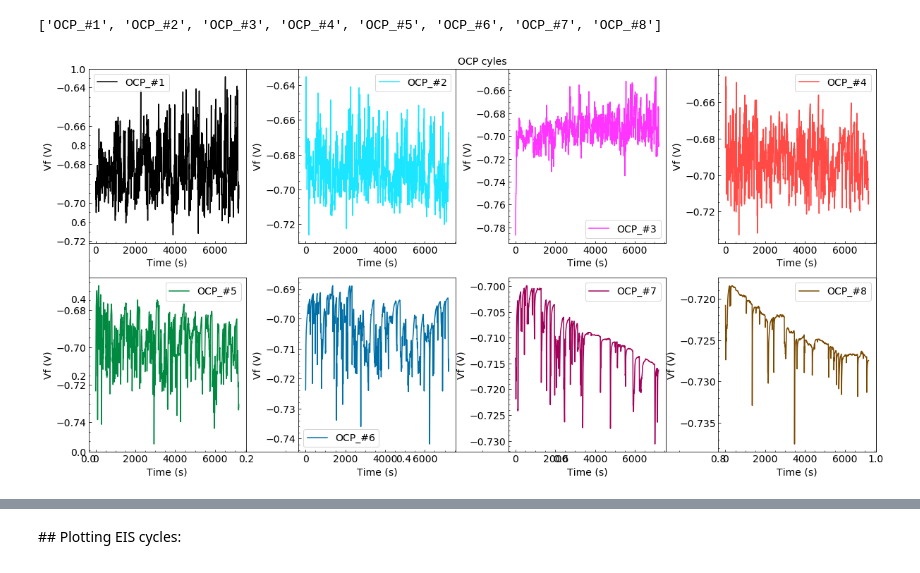
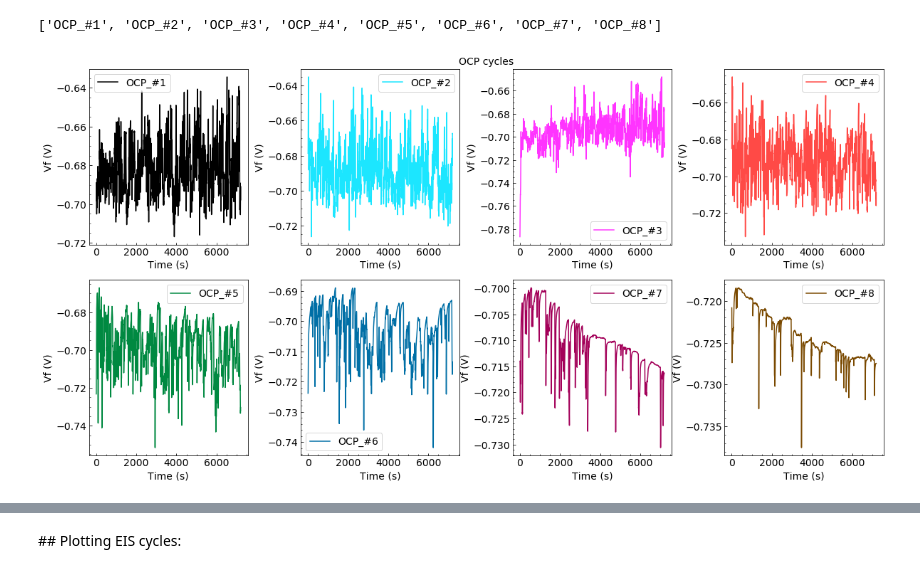
Before and after one commit to CoDaSiTo/IJL_Corrosion, a Jupyter notebook: NaCl_corrosion.ipynb, the cells around one changed output, grey strips where cells are left out. Cells and saved outputs as stored; diff of their text form; code cells hidden in the pictures.

Commit message:
Plotting concatenated OCP files and plotting procedure scripted as functions. EIS still needs individual plots and finally, POTDYN needs to be finished still

```diff
--- a/NaCl_corrosion.ipynb
+++ b/NaCl_corrosion.ipynb
@@ -180,0 +304,5 @@ OCP_cycle_filepaths, EIS_cycle_filepaths, OCP_filepath, POTDYN_filepath=sort_fil
+# %%
+newpath = directory + '/' + 'Graphs'
+if not os.path.exists(newpath):
+    os.makedirs(newpath)
+    print('Graphs foler created')
@@ -194,67 +324,7 @@ for each in OCP_cycle_filepaths:
 print(OCP_cycle_label)
 # %% [output]
 ['OCP_#1', 'OCP_#2', 'OCP_#3', 'OCP_#4', 'OCP_#5', 'OCP_#6', 'OCP_#7', 'OCP_#8']
-# %%
-cfig=plt.figure(figsize=(20,10))
-gd=gridspec.GridSpec(4,8)
-gd.update(wspace=1, hspace=0.5)
-plt.title('OCP cyles')
-panel1=cfig.add_subplot(gd[0:2, 0:2])
-plt.plot(OCP_cycle_array[:,1, 0], OCP_cycle_array[:,2, 0],
-         label=OCP_cycle_label[0], color=colors[0])
-plt.xlabel('Time (s)')
-plt.ylabel('Vf (V)')
-plt.legend()
-
-panel2=cfig.add_subplot(gd[0:2, 2:4])
-plt.plot(OCP_cycle_array[:,1, 1], OCP_cycle_array[:,2, 1],
-         color=colors[1], label=OCP_cycle_label[1])
-plt.legend()
-plt.xlabel('Time (s)')
-plt.ylabel('Vf (V)')
-
-panel3=cfig.add_subplot(gd[0:2, 4:6])
-plt.plot(OCP_cycle_array[:,1, 2], OCP_cycle_array[:,2, 2],
-         color=colors[2], label=OCP_cycle_label[2])
-plt.legend()
-plt.xlabel('Time (s)')
-plt.ylabel('Vf (V)')
-
-panel4=cfig.add_subplot(gd[0:2, 6:8])
-plt.plot(OCP_cycle_array[:,1, 3], OCP_cycle_array[:,2, 3],
-         color=colors[3], label=OCP_cycle_label[3])
-plt.legend()
-plt.xlabel('Time (s)')
-plt.ylabel('Vf (V)')
-
-panel5=cfig.add_subplot(gd[2:4, 0:2])
-plt.plot(OCP_cycle_array[:,1, 4], OCP_cycle_array[:,2, 4],
-         color=colors[4], label=OCP_cycle_label[4])
-plt.legend()
-plt.xlabel('Time (s)')
-plt.ylabel('Vf (V)')
-
-panel6=cfig.add_subplot(gd[2:4, 2:4])
-plt.plot(OCP_cycle_array[:,1, 5], OCP_cycle_array[:,2, 5],
-         color=colors[5], label=OCP_cycle_label[5])
-plt.legend()
-plt.xlabel('Time (s)')
-plt.ylabel('Vf (V)')
-
-panel7=cfig.add_subplot(gd[2:4, 4:6])
-plt.plot(OCP_cycle_array[:,1, 6], OCP_cycle_array[:,2, 6],
-         color=colors[6], label=OCP_cycle_label[6])
-plt.legend()
-plt.xlabel('Time (s)')
-plt.ylabel('Vf (V)')
-
-panel8=cfig.add_subplot(gd[2:4, 6:8])
-plt.plot(OCP_cycle_array[:,1, 7], OCP_cycle_array[:,2, 7],
-         color=colors[7], label=OCP_cycle_label[7])
-plt.legend()
-plt.xlabel('Time (s)')
-plt.ylabel('Vf (V)')
-
-plt.show()
-# %% [output]
-[figure, removed]
+# %%
+save_individual_OCP(OCP_cycle_array, OCP_cycle_label, colors, newpath)
+# %% [output]
+[figure, added]
```
Also changed, not shown: parts of 16 cells of this notebook.
